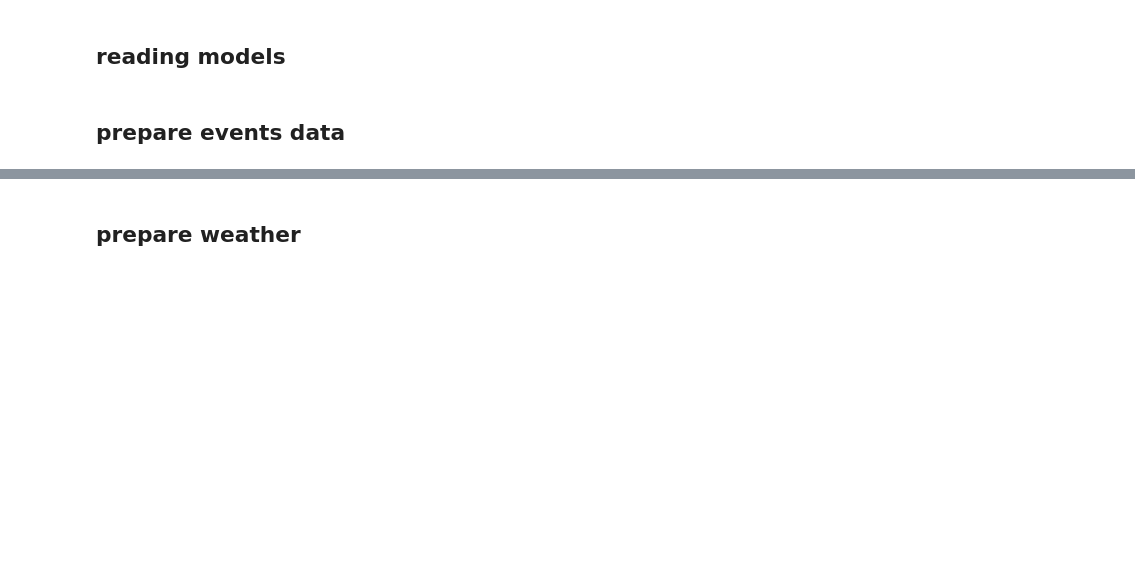
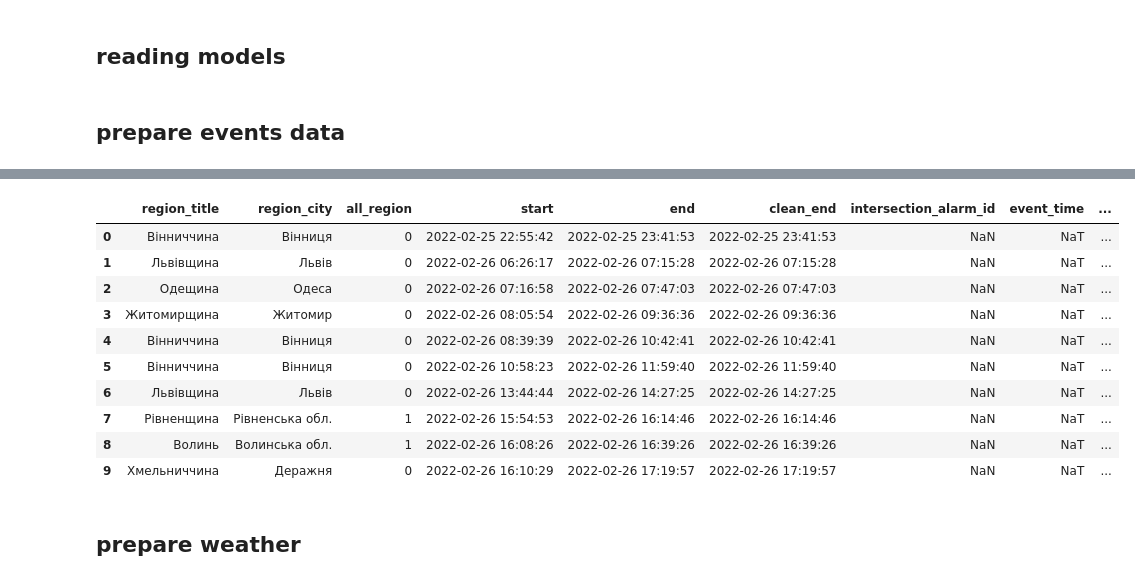
Before and after one commit to technicsx/SD_SaaS_Project, a Jupyter notebook: 2_data_preparation/3_prepare_final_dataset.ipynb, the cells around one changed output, grey strips where cells are left out. Cells and saved outputs as stored; diff of their text form; code cells hidden in the pictures; blank space fills up the shorter version.

```diff
--- a/2_data_preparation/3_prepare_final_dataset.ipynb
+++ b/2_data_preparation/3_prepare_final_dataset.ipynb
@@ -120,6 +131,20 @@ df_events_v2["end_hour_datetimeEpoch"] = df_events_v2["end_hour"].apply(
 # df_events_v2[~(df_events_v2["type"]=="alarm")].head(5)
 # %%
 # df_events_v2[df_events_v2["type"]=="alarm"].shape
+# %%
+df_events_v2.head(10)
+# %% [output]
+|  | region_title | region_city | all_region | start | end | clean_end | intersection_alarm_id | event_time | ... |
+| 0 | Вінниччина | Вінниця | 0 | 2022-02-25 22:55:42 | 2022-02-25 23:41:53 | 2022-02-25 23:41:53 | NaN | NaT | ... |
+| 1 | Львівщина | Львів | 0 | 2022-02-26 06:26:17 | 2022-02-26 07:15:28 | 2022-02-26 07:15:28 | NaN | NaT | ... |
+| 2 | Одещина | Одеса | 0 | 2022-02-26 07:16:58 | 2022-02-26 07:47:03 | 2022-02-26 07:47:03 | NaN | NaT | ... |
+| 3 | Житомирщина | Житомир | 0 | 2022-02-26 08:05:54 | 2022-02-26 09:36:36 | 2022-02-26 09:36:36 | NaN | NaT | ... |
+| 4 | Вінниччина | Вінниця | 0 | 2022-02-26 08:39:39 | 2022-02-26 10:42:41 | 2022-02-26 10:42:41 | NaN | NaT | ... |
+| 5 | Вінниччина | Вінниця | 0 | 2022-02-26 10:58:23 | 2022-02-26 11:59:40 | 2022-02-26 11:59:40 | NaN | NaT | ... |
+| 6 | Львівщина | Львів | 0 | 2022-02-26 13:44:44 | 2022-02-26 14:27:25 | 2022-02-26 14:27:25 | NaN | NaT | ... |
+| 7 | Рівненщина | Рівненська обл. | 1 | 2022-02-26 15:54:53 | 2022-02-26 16:14:46 | 2022-02-26 16:14:46 | NaN | NaT | ... |
+| 8 | Волинь | Волинська обл. | 1 | 2022-02-26 16:08:26 | 2022-02-26 16:39:26 | 2022-02-26 16:39:26 | NaN | NaT | ... |
+| 9 | Хмельниччина | Деражня | 0 | 2022-02-26 16:10:29 | 2022-02-26 17:19:57 | 2022-02-26 17:19:57 | NaN | NaT | ... |
 # %% [markdown]
 ## prepare weather
 # %%
```
Also changed, not shown: parts of 30 cells of this notebook.
